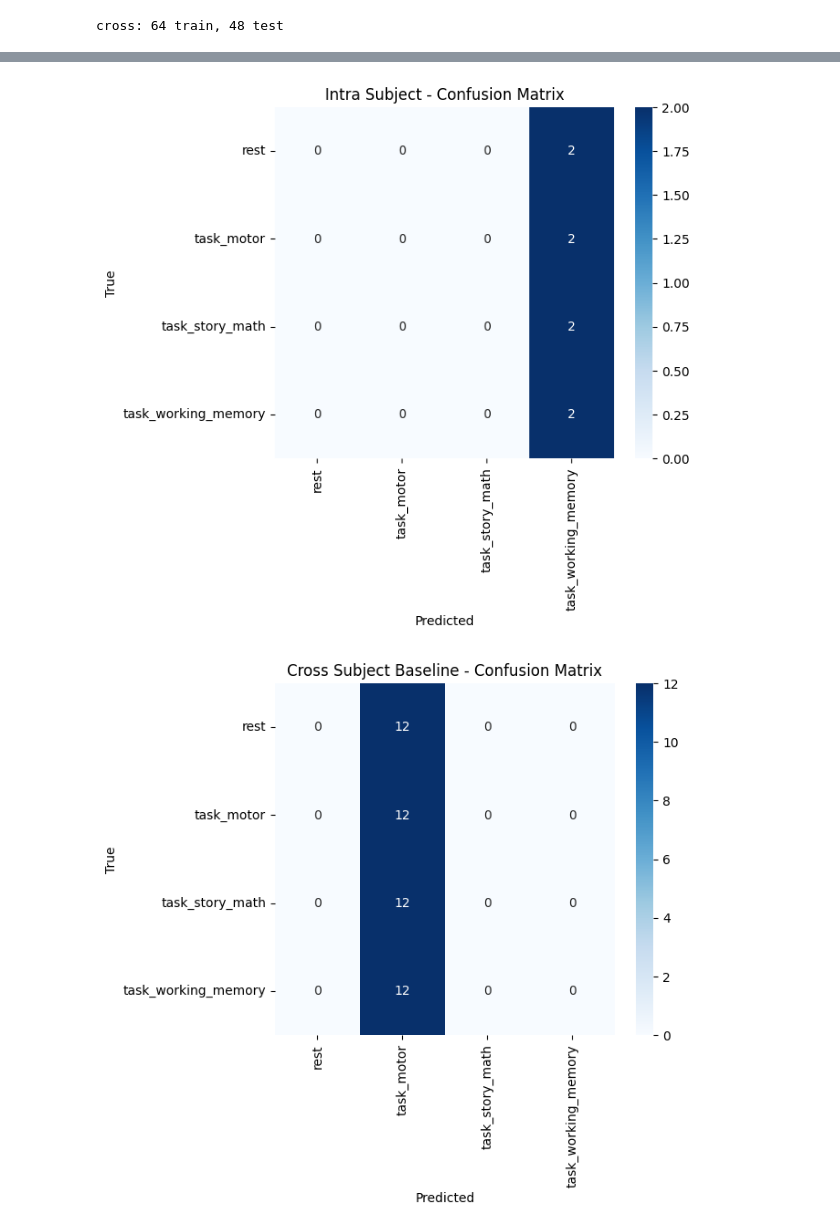
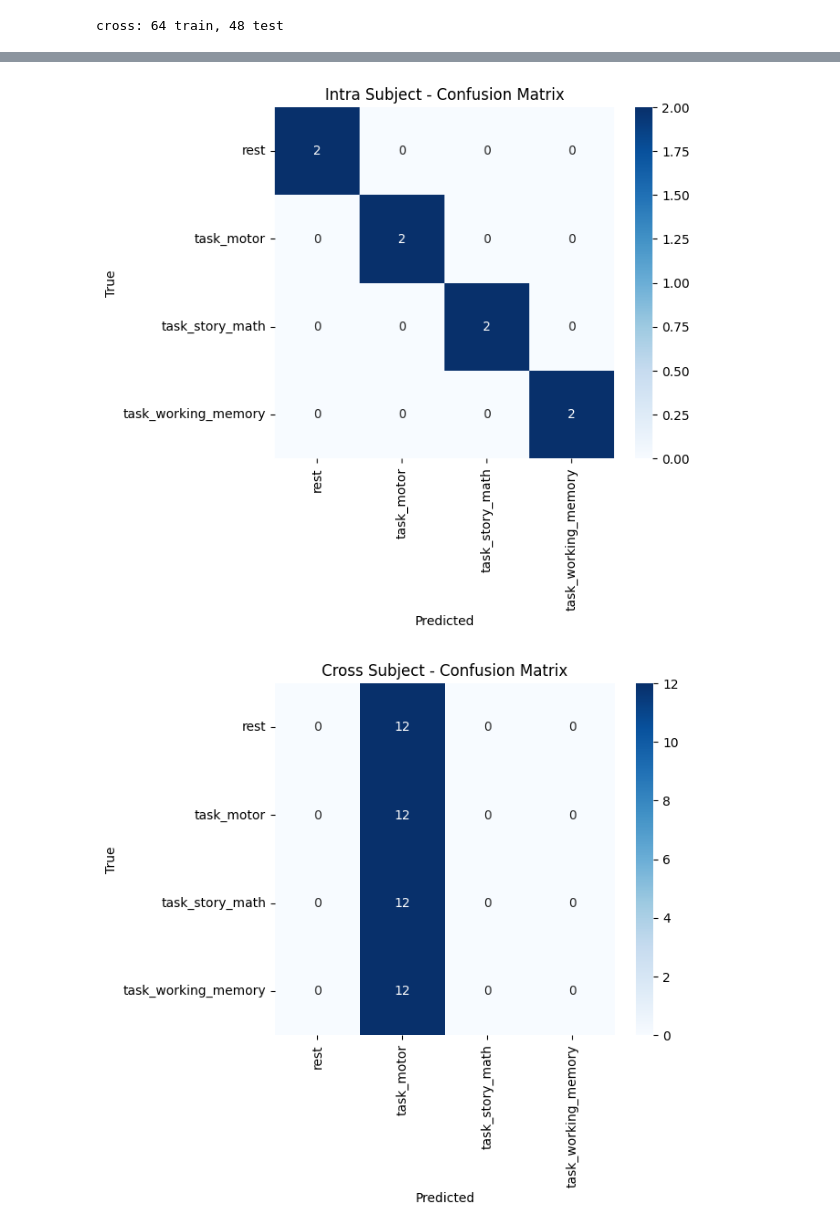
Before and after one commit to kianniek/UU_DeepLearning_Assignment_2, a Jupyter notebook: notebooks/main.ipynb, the cells around one changed output, grey strips where cells are left out. Drawn from its saved outputs; the diff is of its cells as text; code cells hidden in the pictures.

```diff
--- a/notebooks/main.ipynb
+++ b/notebooks/main.ipynb
@@ -198,18 +225,20 @@ class MEGDataset(Dataset):
 # %%
+from torch_geometric.loader import DataLoader as PyGDataLoader
+
 data_root = Path('..') / 'data' / 'raw' / 'Final Project data'
 processed_dir = Path('..') / 'data' / 'processed'
 
 intra_train_files = list((data_root / 'Intra' / 'train').rglob('*.h5'))
 intra_test_files = list((data_root / 'Intra' / 'test').rglob('*.h5'))
 
-intra_train_dataset = MEGDataset(intra_train_files, persist_dir=processed_dir)
-intra_test_dataset = MEGDataset(intra_test_files, persist_dir=processed_dir)
+intra_train_graph_dataset = MEGGraphDataset(intra_train_files, persist_dir = processed_dir)
+intra_test_graph_dataset = MEGGraphDataset(intra_test_files, persist_dir = processed_dir)
 
-batch_size = 16
-intra_train_loader = DataLoader(intra_train_dataset, batch_size=batch_size, shuffle=True)
-intra_test_loader = DataLoader(intra_test_dataset, batch_size=batch_size, shuffle=False)
+batch_size = 4
+intra_train_graph_loader = PyGDataLoader(intra_train_graph_dataset, batch_size = batch_size, shuffle = True)
+intra_test_graph_loader = PyGDataLoader(intra_test_graph_dataset, batch_size = batch_size, shuffle = False)
 
-print(f"intra: {len(intra_train_dataset)} train, {len(intra_test_dataset)} test")
+print(f"intra: {len(intra_train_graph_dataset)} train, {len(intra_test_graph_dataset)} test")
 # %% [output]
 intra: 32 train, 8 test
 # %%
@@ -218,13 +247,13 @@ cross_test_files = []
 for i in [1, 2, 3]:
     cross_test_files.extend((data_root / 'Cross' / f'test{i}').rglob('*.h5'))
 
-cross_train_dataset = MEGDataset(cross_train_files, persist_dir=processed_dir)
-cross_test_dataset = MEGDataset(cross_test_files, persist_dir=processed_dir)
+cross_train_graph_dataset = MEGGraphDataset(cross_train_files, persist_dir = processed_dir)
+cross_test_graph_dataset = MEGGraphDataset(cross_test_files, persist_dir = processed_dir)
 
-cross_train_loader = DataLoader(cross_train_dataset, batch_size=batch_size, shuffle=True)
-cross_test_loader = DataLoader(cross_test_dataset, batch_size=batch_size, shuffle=False)
+cross_train_graph_loader = PyGDataLoader(cross_train_graph_dataset, batch_size = batch_size, shuffle = True)
+cross_test_graph_loader = PyGDataLoader(cross_test_graph_dataset, batch_size = batch_size, shuffle = False)
 
-print(f"cross: {len(cross_train_dataset)} train, {len(cross_test_dataset)} test")
+print(f"cross: {len(cross_train_graph_dataset)} train, {len(cross_test_graph_dataset)} test")
 # %% [output]
 cross: 64 train, 48 test
 # %%
@@ -410,5 +437,5 @@ Early stopping triggered at epoch 17
 # %%
-print("running cross-subject training")
-cross_model = build_model()
-cross_subject_results = train_model(cross_model, cross_train_loader, cross_test_loader, num_epochs=50)
+print("training cnn-gat on cross-subject split...")
+gat_gru_cross_model = build_model()
+gat_gru_cross_results = train_gat_gru_model(gat_gru_cross_model, cross_train_graph_loader, cross_test_graph_loader)
 # %% [output]
@@ -495,35 +498,33 @@ CNN-GRU Test Acc: 0.6042
 # %%
 def plot_confusion_matrix(model, test_loader, title):
     device = torch.device('cuda' if torch.cuda.is_available() else 'cpu')
     model = model.to(device)
     model.eval()
 
     all_preds, all_labels = [], []
 
     with torch.no_grad():
-        for inputs, labels in test_loader:
-            inputs, labels = inputs.to(device), labels.to(device)
-            outputs = model(inputs)
+        for batch in test_loader:
+            batch = batch.to(device)
+            outputs = model(batch.x, batch.edge_index, batch.batch)
             _, predicted = torch.max(outputs, 1)
-
             all_preds.extend(predicted.cpu().numpy())
-            all_labels.extend(labels.cpu().numpy())
+            all_labels.extend(batch.y.cpu().numpy())
 
     cm = confusion_matrix(all_labels, all_preds)
     plt.figure(figsize=(6, 5))
     sns.heatmap(cm, annot=True, fmt='d', cmap='Blues',
                 xticklabels=list(label_map.keys()),
                 yticklabels=list(label_map.keys()))
     plt.title(f'{title} - Confusion Matrix')
     plt.xlabel('Predicted')
     plt.ylabel('True')
 
     plt.savefig(f"../reports/figures/cm_{title.replace(' ', '_')}.png")
     plt.show()
 
-plot_confusion_matrix(intra_model, intra_test_loader, 'Intra Subject')
-plot_confusion_matrix(cross_model, cross_test_loader, 'Cross Subject Baseline')
-plot_confusion_matrix(alt_model, cross_test_loader, 'Cross Subject Alternative')
+plot_confusion_matrix(gat_gru_intra_model, intra_test_graph_loader, 'Intra Subject')
+plot_confusion_matrix(gat_gru_cross_model, cross_test_graph_loader, 'Cross Subject')
 # %% [output]
-[figure, old version]
+[figure, new version]
-[figure, old version]
+[figure, new version]
```
Also changed, not shown: parts of 9 cells of this notebook, 14 other files.
